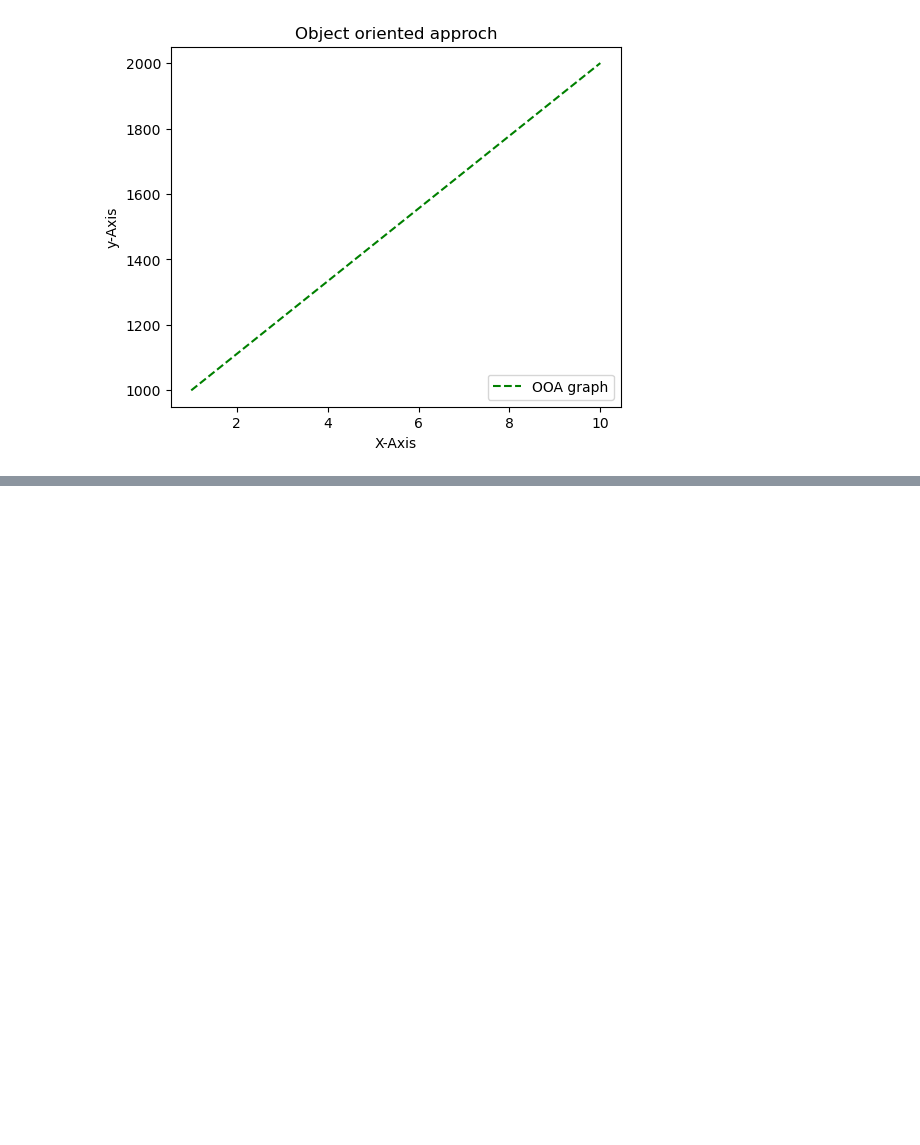
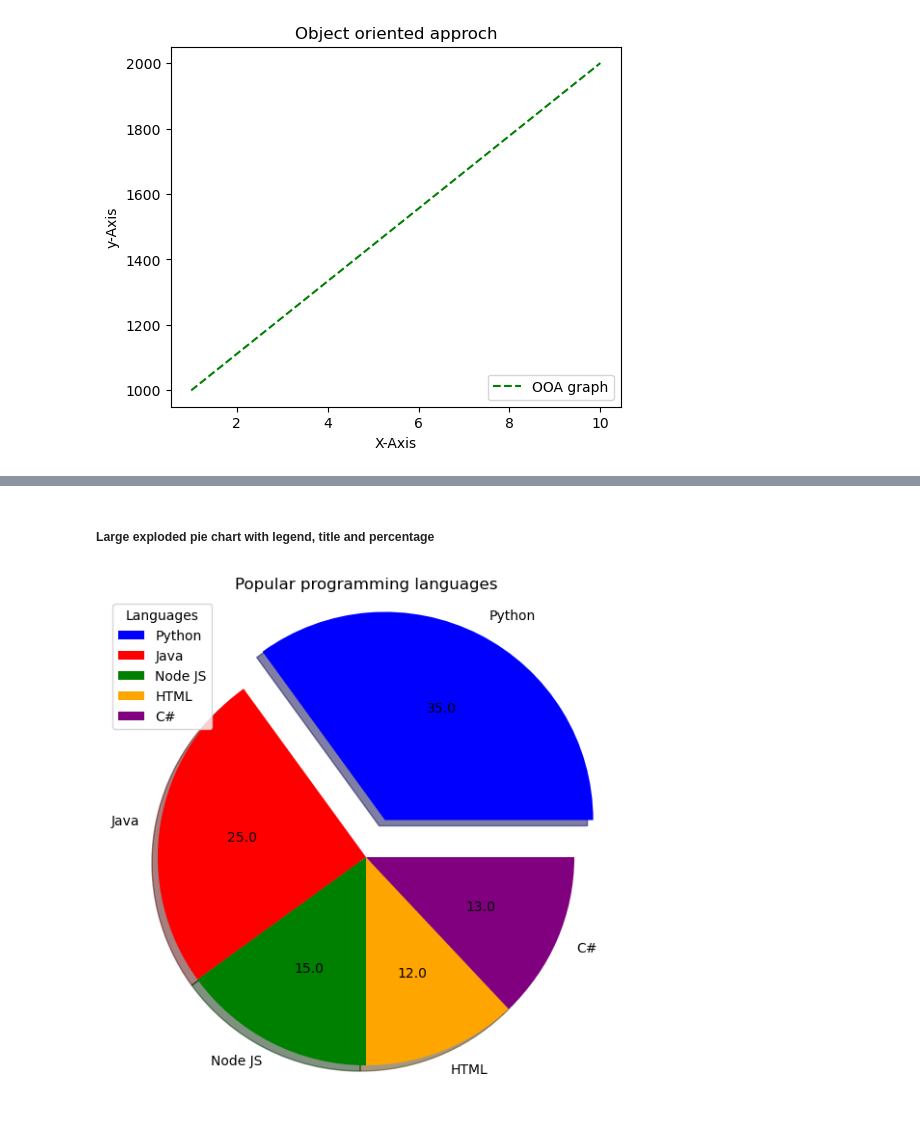
Before and after one commit to Sureshkrishh/Datascience-notes, a Jupyter notebook: 1. Python/011. Matplotlib.ipynb, the cells around one changed output, grey strips where cells are left out. Saved outputs shown, nothing was run; the diff lists cells and outputs as text; code cells hidden in the pictures; blank space fills up the shorter version.

```diff
--- a/1. Python/011. Matplotlib.ipynb
+++ b/1. Python/011. Matplotlib.ipynb
@@ -216,0 +234,16 @@ plt.show()
+# %% [markdown]
+##### Large exploded pie chart with legend, title and percentage
+# %%
+fig = plt.figure(figsize=(6,6), dpi=100)
+axes = fig.add_axes([0.1,0.1,0.9,0.9])
+
+axes.pie(pch, labels=lbl,
+        colors=clr,
+        shadow=True,
+        explode = [0.2,0,0,0,0],
+        autopct = '%.1f')
+axes.legend(loc=2, title='Languages')
+plt.title('Popular programming languages')
+plt.show()
+# %% [output]
+[figure, added]
```
Also changed, not shown: parts of 4 cells of this notebook.
